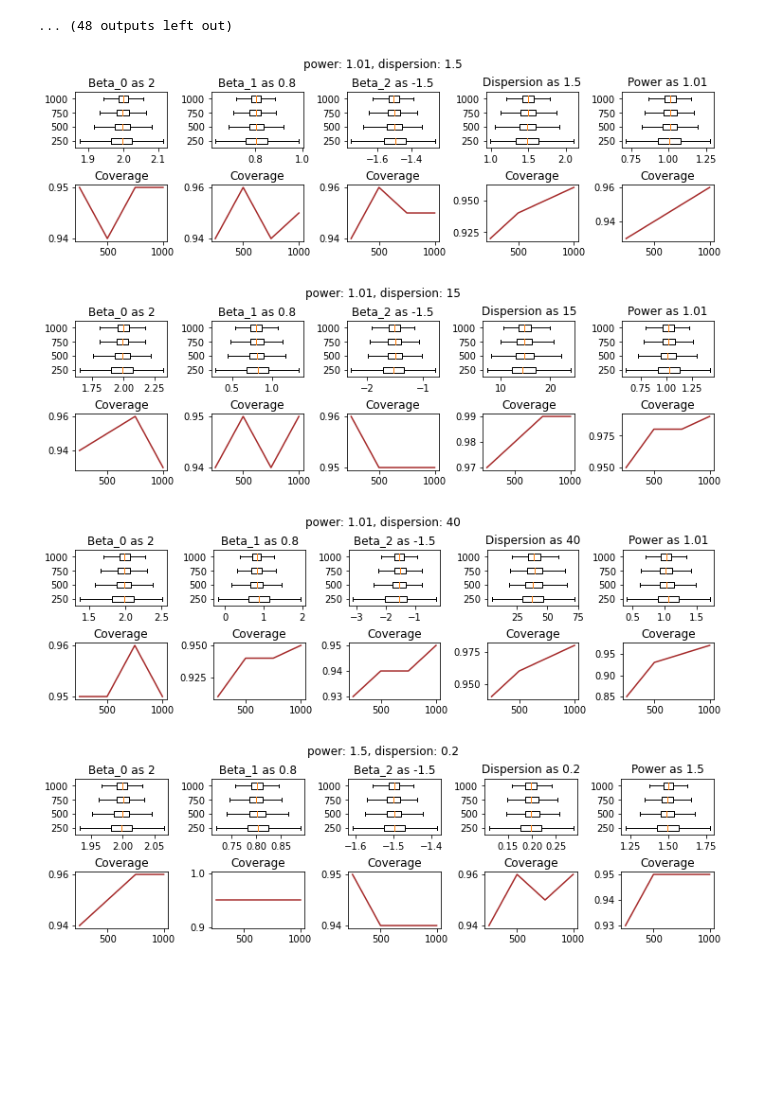
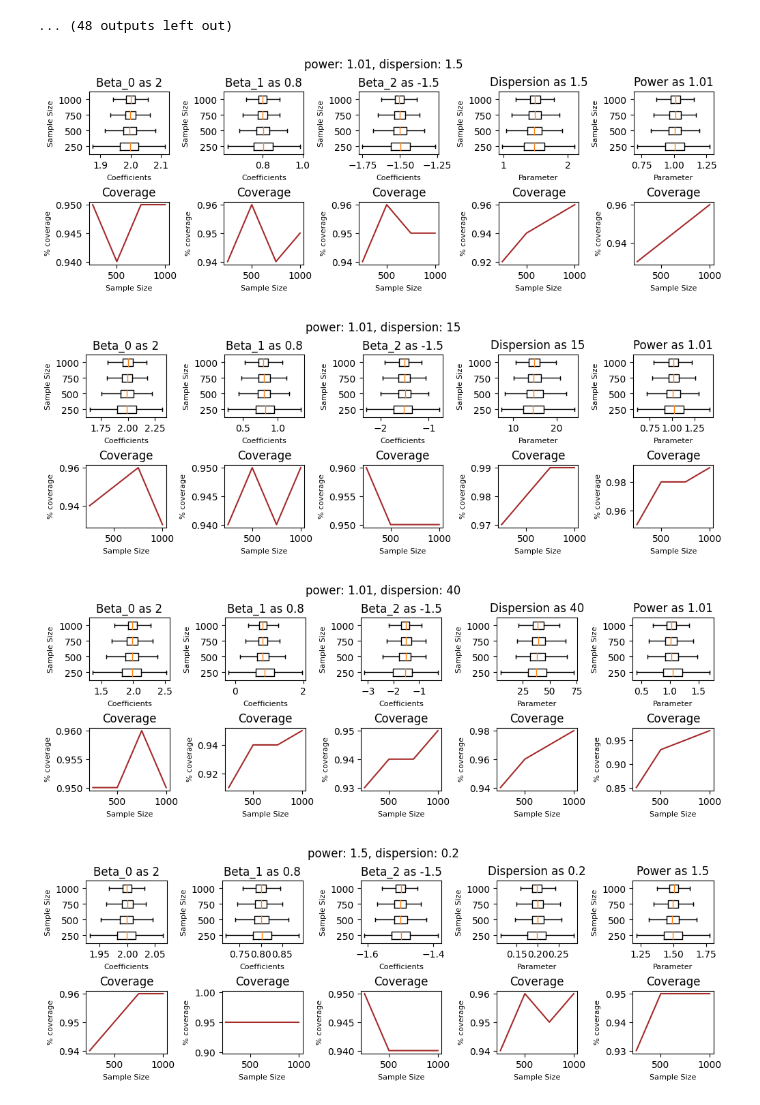
Before and after one commit to jeancmaia/mcglm, a Jupyter notebook: nbks/simulation.ipynb, the cells around one changed output. Saved outputs shown, nothing was run; the diff lists cells and outputs as text; code cells hidden in the pictures; blank space fills up the shorter version.

```diff
--- a/nbks/simulation.ipynb
+++ b/nbks/simulation.ipynb
@@ -635,47 +635,72 @@ for simulation_conf in [
                         dispersion_coverage.append(round(sum(data["dispersion_confidence_interval"])/n_sim, 2))
                         power_coverage.append(round(sum(data["power_confidence_interval"])/n_sim, 2))
 
-                figure, axis = plt.subplots(2, 5, figsize=(10,3), constrained_layout=True)
+                figure, axis = plt.subplots(2, 5, figsize=(10,3.5), constrained_layout=True)
                 plt.suptitle('power: ' + str(simulation_conf["power"]) + ', dispersion: ' + str(dispersion))
                 axis[0][0].boxplot(beta_0, vert=False, labels=sample_sizes, showfliers=False)
                 axis[0][0].set_title("Beta_0 as " + str(simulation_conf['regression_parameter']['beta_0']))
+                axis[0][0].set_xlabel("Coefficients", fontsize=8)
+                axis[0][0].set_ylabel("Sample Size", fontsize=8)
+
                 axis[1][0].plot(sample_sizes, beta0_coverage, color="brown")
                 axis[1][0].set_title("Coverage")
+                axis[1][0].set_ylabel("% coverage", fontsize=8)
+                axis[1][0].set_xlabel("Sample Size", fontsize=8)
                 #for sample_size in range(len(sample_sizes)):
                 #        axis[1][sample_size].hist(beta_1[sample_size])
 
                 axis[0][1].boxplot(beta_1, vert=False, labels=sample_sizes, showfliers=False)
                 axis[0][1].set_title("Beta_1 as " + str(simulation_conf['regression_parameter']['beta_1']))
+                axis[0][1].set_xlabel("Coefficients", fontsize=8)
+                axis[0][1].set_ylabel("Sample Size", fontsize=8)
+
                 axis[1][1].plot(sample_sizes, beta1_coverage, color="brown")
                 axis[1][1].set_title("Coverage")
+                axis[1][1].set_ylabel("% coverage", fontsize=8)
+                axis[1][1].set_xlabel("Sample Size", fontsize=8)
 
                 #for sample_size in range(len(sample_sizes)):
                 #        axis[2][sample_size].hist(beta_2[sample_size])
                 axis[0][2].boxplot(beta_2, vert=False, labels=sample_sizes, showfliers=False)
                 axis[0][2].set_title("Beta_2 as " + str(simulation_conf['regression_parameter']['beta_2']))
+                axis[0][2].set_xlabel("Coefficients", fontsize=8)
+                axis[0][2].set_ylabel("Sample Size", fontsize=8)
+
                 axis[1][2].plot(sample_sizes, beta2_coverage, color="brown")
                 axis[1][2].set_title("Coverage")
-
+                axis[1][2].set_ylabel("% coverage", fontsize=8)
+                axis[1][2].set_xlabel("Sample Size", fontsize=8)
 
                 axis[0][3].boxplot(dispersion_lst, vert=False, labels=sample_sizes, showfliers=False)
                 axis[0][3].set_title("Dispersion as " + str(dispersion))
+                axis[0][3].set_xlabel("Parameter", fontsize=8)
+                axis[0][3].set_ylabel("Sample Size", fontsize=8)
+
                 axis[1][3].plot(sample_sizes, dispersion_coverage, color="brown")
                 axis[1][3].set_title("Coverage")
+                axis[1][3].set_ylabel("% coverage", fontsize=8)
+                axis[1][3].set_xlabel("Sample Size", fontsize=8)
+
 
                 axis[0][4].boxplot(power_lst, vert=False, labels=sample_sizes, showfliers=False)
                 axis[0][4].set_title("Power as "+str(simulation_conf["power"]))
+                axis[0][4].set_xlabel("Parameter", fontsize=8)
+                axis[0][4].set_ylabel("Sample Size", fontsize=8)
+
                 axis[1][4].plot(sample_sizes, power_coverage, color="brown")
                 axis[1][4].set_title("Coverage")
+                axis[1][4].set_ylabel("% coverage", fontsize=8)
+                axis[1][4].set_xlabel("Sample Size", fontsize=8)
                 plt.show()
 
         #axis[0][0].text(-1.8, 0.4, 'Dispersion '+str(simulation_conf["dispersion"][0]), horizontalalignment='center', verticalalignment='center', transform=axis[0][0].transAxes)
 
         #axis[1][0].text(-1.8, 0.4, 'Dispersion '+str(simulation_conf["dispersion"][1]), horizontalalignment='center', verticalalignment='center', transform=axis[1][0].transAxes)
 
         #axis[2][0].text(-1.8, 0.4, 'Dispersion '+str(simulation_conf["dispersion"][2]), horizontalalignment='center', verticalalignment='center', transform=axis[2][0].transAxes)
         plt.show()
 # %% [output]
-[figure, old version]
+[figure, new version]
-[figure, old version]
+[figure, new version]
-[figure, old version]
+[figure, new version]
-[figure, old version]
+[figure, new version]
```
Also changed, not shown: parts of 1 cell of this notebook, 24 other files.
